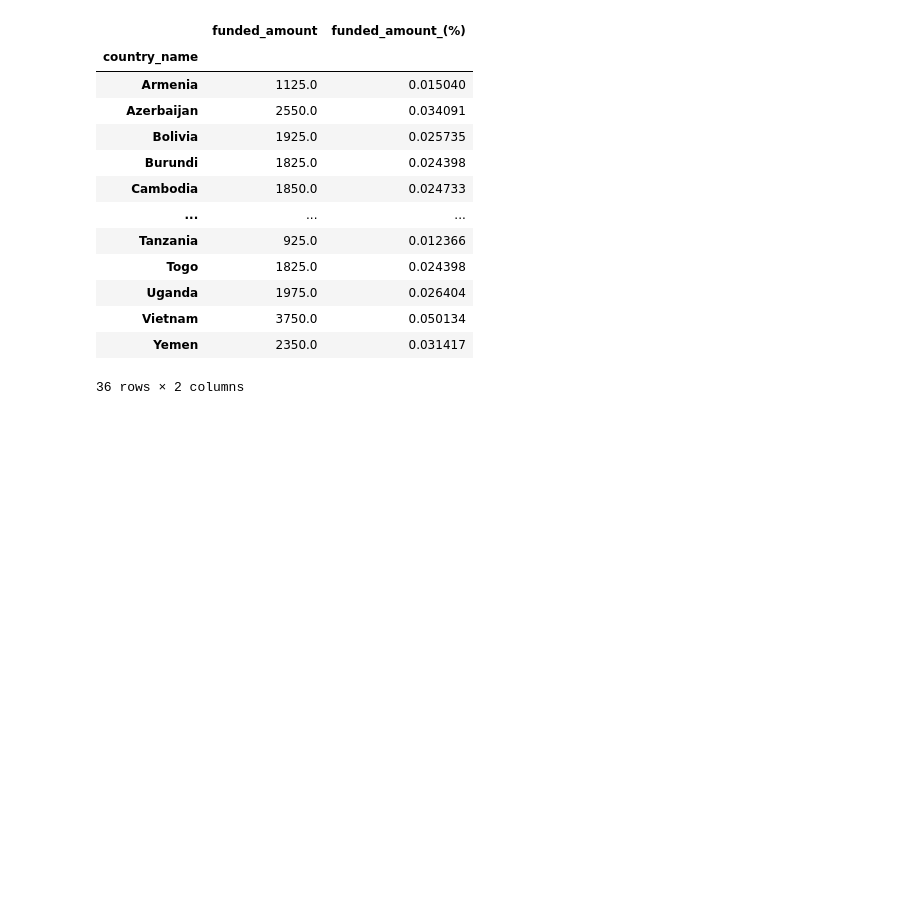
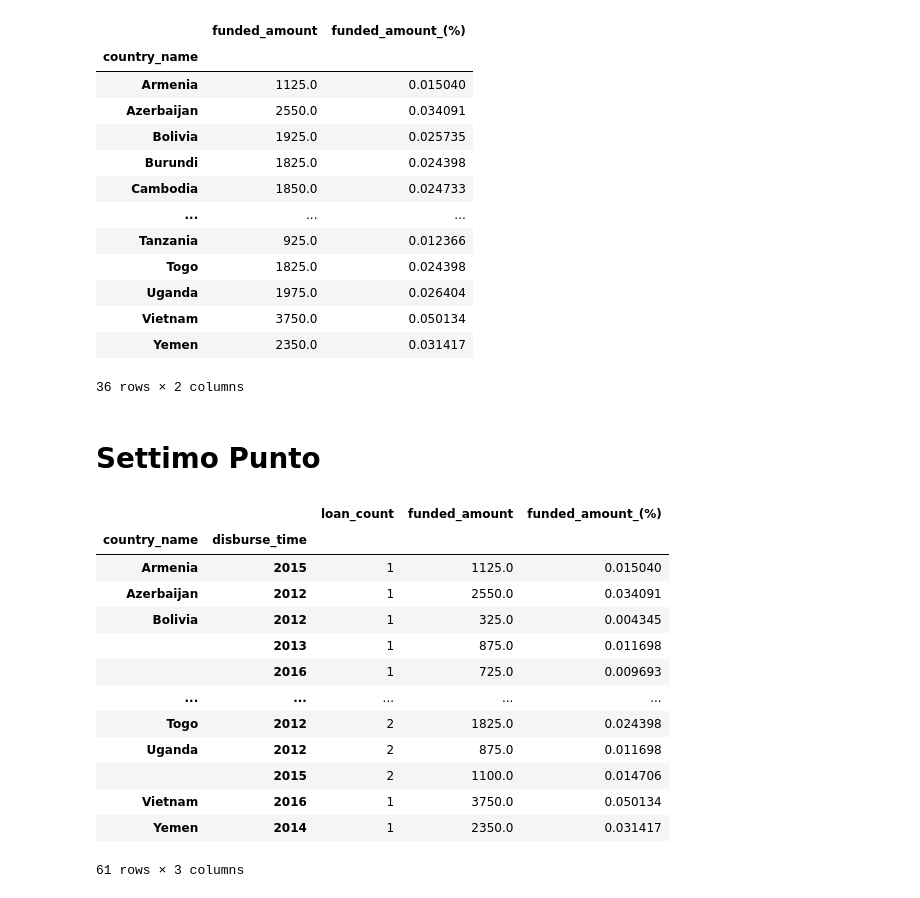
Before and after one commit to dtoniolo/Progetto-FoCS, a Jupyter notebook: Progetto.ipynb, the cells around one changed output. Drawn from its saved outputs; the diff is of its cells as text; code cells hidden in the pictures; blank space fills up the shorter version.

Commit message:
Aggiunto settimo punto.

```diff
--- a/Progetto.ipynb
+++ b/Progetto.ipynb
@@ -205,3 +196,25 @@ loan_amount_by_ctry
 | Vietnam | 3750.0 | 0.050134 |
 | Yemen | 2350.0 | 0.031417 |
 36 rows × 2 columns
+# %% [markdown]
+# Settimo Punto
+# %%
+loans_amount_by_yr_ctry = pd.DataFrame({'loan_count': loans.groupby(['country_name', loans.disburse_time.dt.year]).size()})
+loans_amount_by_yr_ctry['funded_amount'] = loans.groupby(['country_name', loans.disburse_time.dt.year]).aggregate({'funded_amount': 'sum'})
+loans_amount_by_yr_ctry['funded_amount_(%)'] = loans_amount_by_yr_ctry['funded_amount']/sum(loans_amount_by_yr_ctry['funded_amount'])
+loans_amount_by_yr_ctry
+# %% [output]
+|  |  | loan_count | funded_amount | funded_amount_(%) |
+| country_name | disburse_time |  |  |  |
+| Armenia | 2015 | 1 | 1125.0 | 0.015040 |
+| Azerbaijan | 2012 | 1 | 2550.0 | 0.034091 |
+| Bolivia | 2012 | 1 | 325.0 | 0.004345 |
+|  | 2013 | 1 | 875.0 | 0.011698 |
+|  | 2016 | 1 | 725.0 | 0.009693 |
+| ... | ... | ... | ... | ... |
+| Togo | 2012 | 2 | 1825.0 | 0.024398 |
+| Uganda | 2012 | 2 | 875.0 | 0.011698 |
+|  | 2015 | 2 | 1100.0 | 0.014706 |
+| Vietnam | 2016 | 1 | 3750.0 | 0.050134 |
+| Yemen | 2014 | 1 | 2350.0 | 0.031417 |
+61 rows × 3 columns
```
Also changed, not shown: parts of 1 cell of this notebook.
